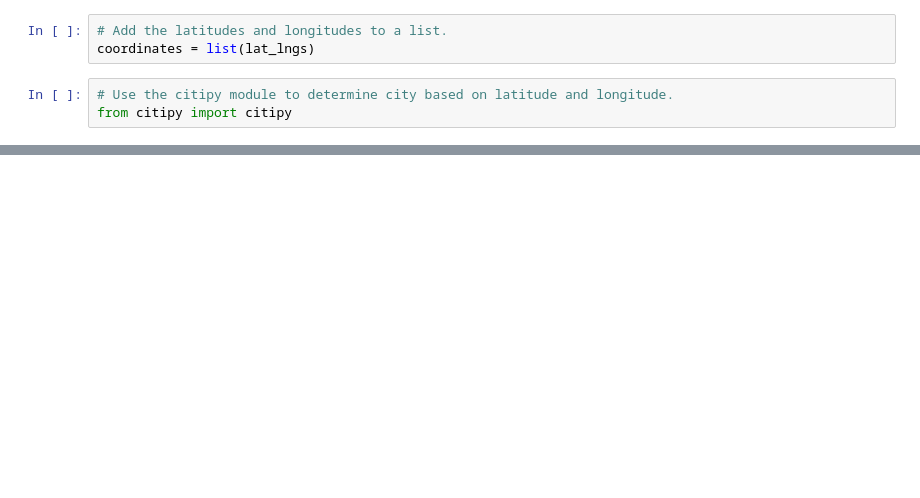
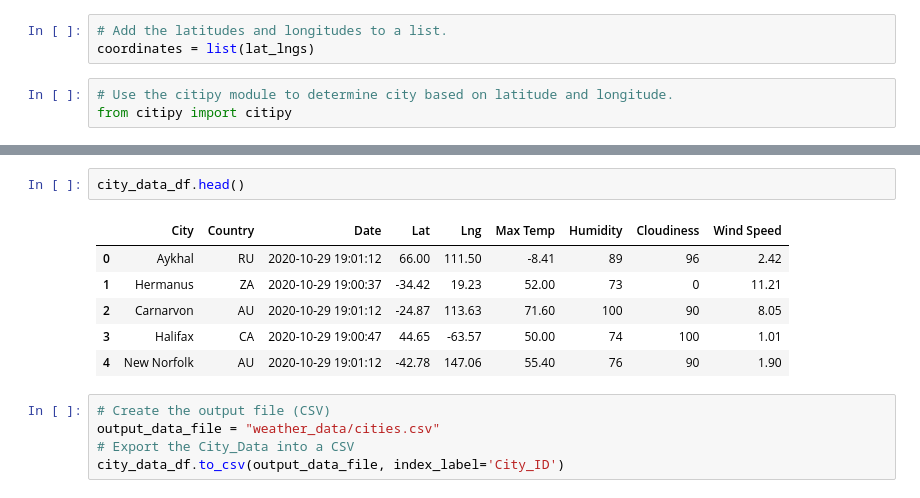
Before and after one commit to Jose-Monagas/World_Weather_Analysis, a Jupyter notebook: WeatherPy.ipynb, the cells around one changed output, grey strips where cells are left out. Cells and saved outputs as stored; diff of their text form; blank space fills up the shorter version.

```diff
--- a/WeatherPy.ipynb
+++ b/WeatherPy.ipynb
@@ -30,0 +167,14 @@ len(cities)
+# %%
+city_data_df.head()
+# %% [output]
+|  | City | Country | Date | Lat | Lng | Max Temp | Humidity | Cloudiness | Wind Speed |
+| 0 | Aykhal | RU | 2020-10-29 19:01:12 | 66.00 | 111.50 | -8.41 | 89 | 96 | 2.42 |
+| 1 | Hermanus | ZA | 2020-10-29 19:00:37 | -34.42 | 19.23 | 52.00 | 73 | 0 | 11.21 |
+| 2 | Carnarvon | AU | 2020-10-29 19:01:12 | -24.87 | 113.63 | 71.60 | 100 | 90 | 8.05 |
+| 3 | Halifax | CA | 2020-10-29 19:00:47 | 44.65 | -63.57 | 50.00 | 74 | 100 | 1.01 |
+| 4 | New Norfolk | AU | 2020-10-29 19:01:12 | -42.78 | 147.06 | 55.40 | 76 | 90 | 1.90 |
+# %%
+# Create the output file (CSV)
+output_data_file = "weather_data/cities.csv"
+# Export the City_Data into a CSV
+city_data_df.to_csv(output_data_file, index_label='City_ID')
```
Also changed, not shown: parts of 10 cells of this notebook, 1 other file.
